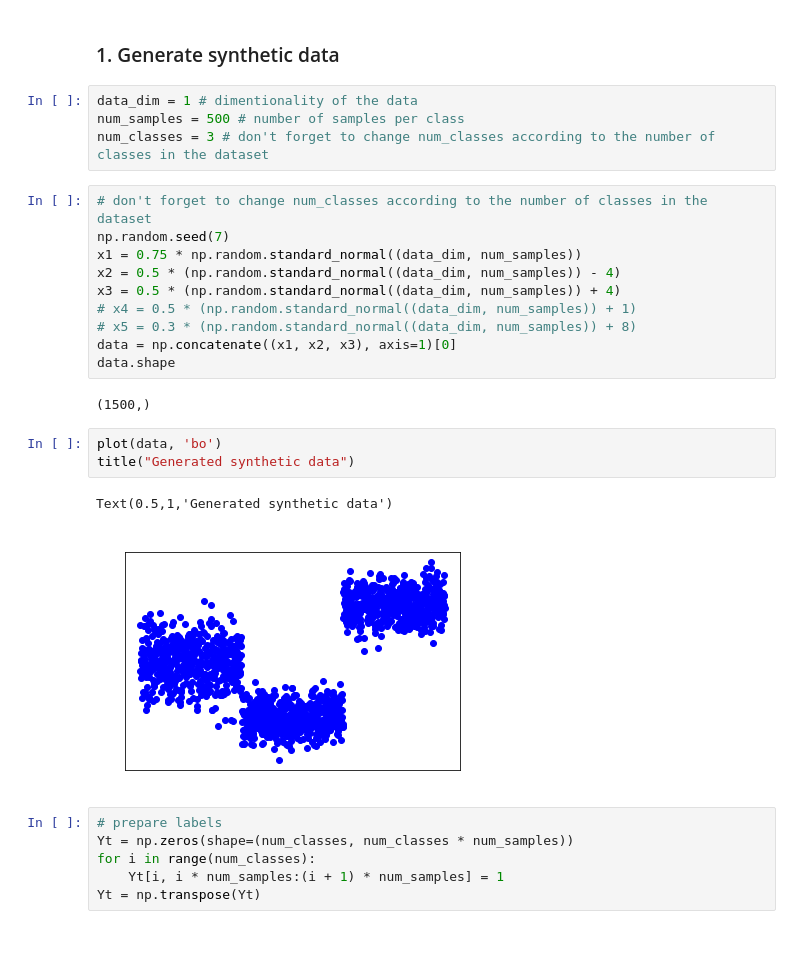
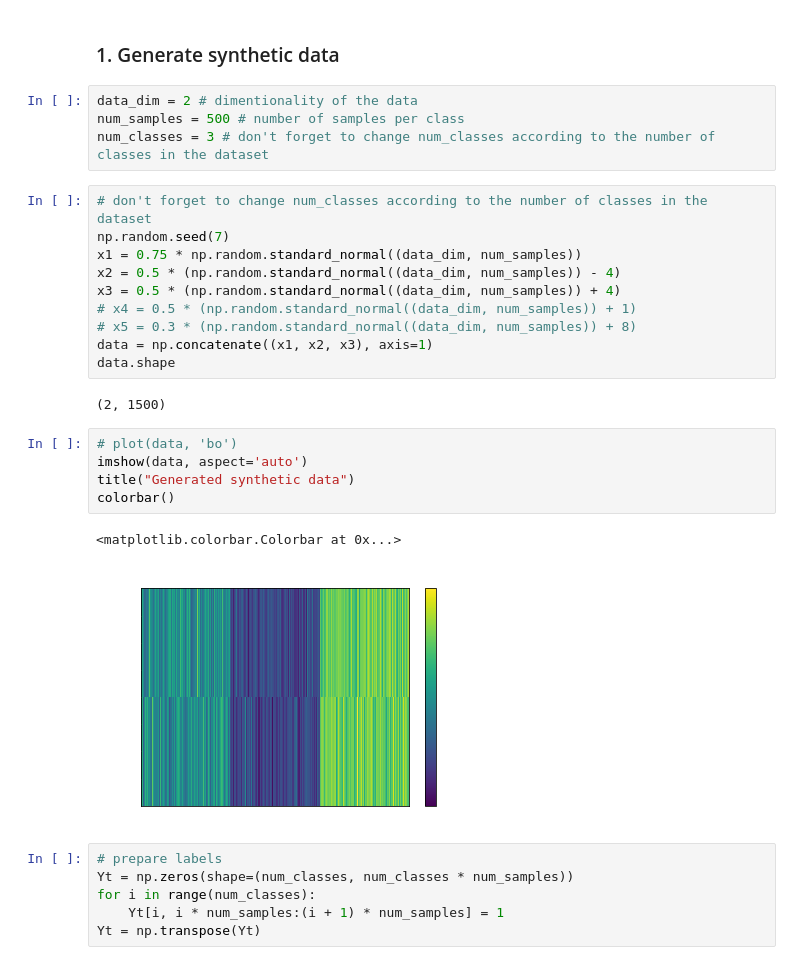
Before and after one commit to mizvol/miniESN, a Jupyter notebook: Synthetic.ipynb, the cells around one changed output. Saved outputs shown, nothing was run; the diff lists cells and outputs as text.

```diff
--- a/Synthetic.ipynb
+++ b/Synthetic.ipynb
@@ -14,7 +14,7 @@ rcParams['ytick.color'] = COLOR
 # %% [markdown]
 ### 1. Generate synthetic data
 # %%
-data_dim = 1 # dimentionality of the data
+data_dim = 2 # dimentionality of the data
 num_samples = 500 # number of samples per class
 num_classes = 3 # don't forget to change num_classes according to the number of classes in the dataset
 # %%
@@ -25,16 +25,18 @@ x2 = 0.5 * (np.random.standard_normal((data_dim, num_samples)) - 4)
 x3 = 0.5 * (np.random.standard_normal((data_dim, num_samples)) + 4)
 # x4 = 0.5 * (np.random.standard_normal((data_dim, num_samples)) + 1)
 # x5 = 0.3 * (np.random.standard_normal((data_dim, num_samples)) + 8)
-data = np.concatenate((x1, x2, x3), axis=1)[0]
+data = np.concatenate((x1, x2, x3), axis=1)
 data.shape
 # %% [output]
-(1500,)
+(2, 1500)
 # %%
-plot(data, 'bo')
+# plot(data, 'bo')
+imshow(data, aspect='auto')
 title("Generated synthetic data")
+colorbar()
 # %% [output]
-Text(0.5,1,'Generated synthetic data')
+<matplotlib.colorbar.Colorbar at 0x...>
-[figure, old version]
+[figure, new version]
 # %%
 # prepare labels
 Yt = np.zeros(shape=(num_classes, num_classes * num_samples))
```
Also changed, not shown: parts of 7 cells of this notebook.
